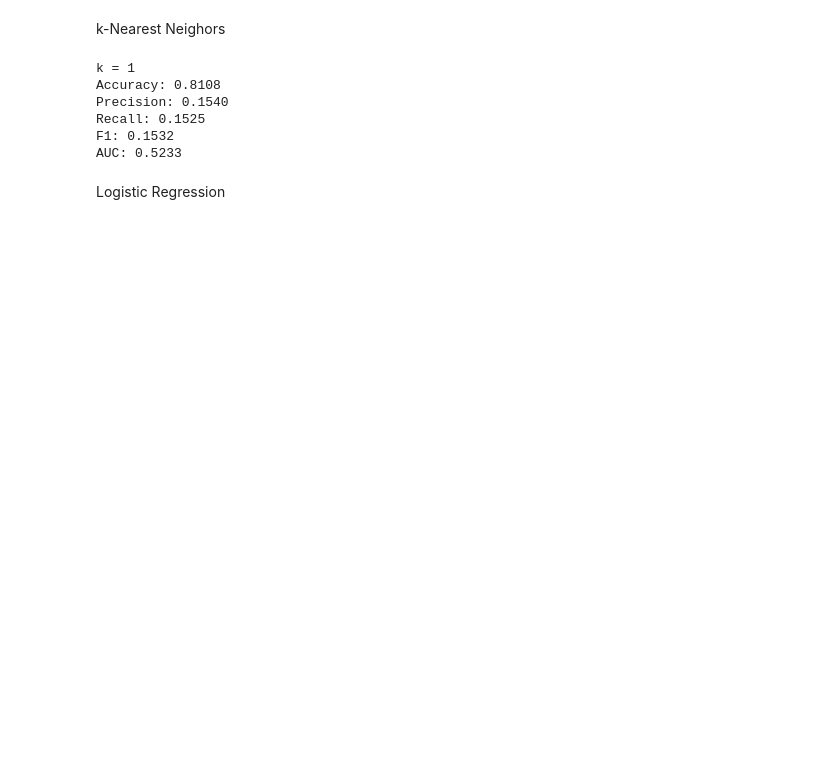
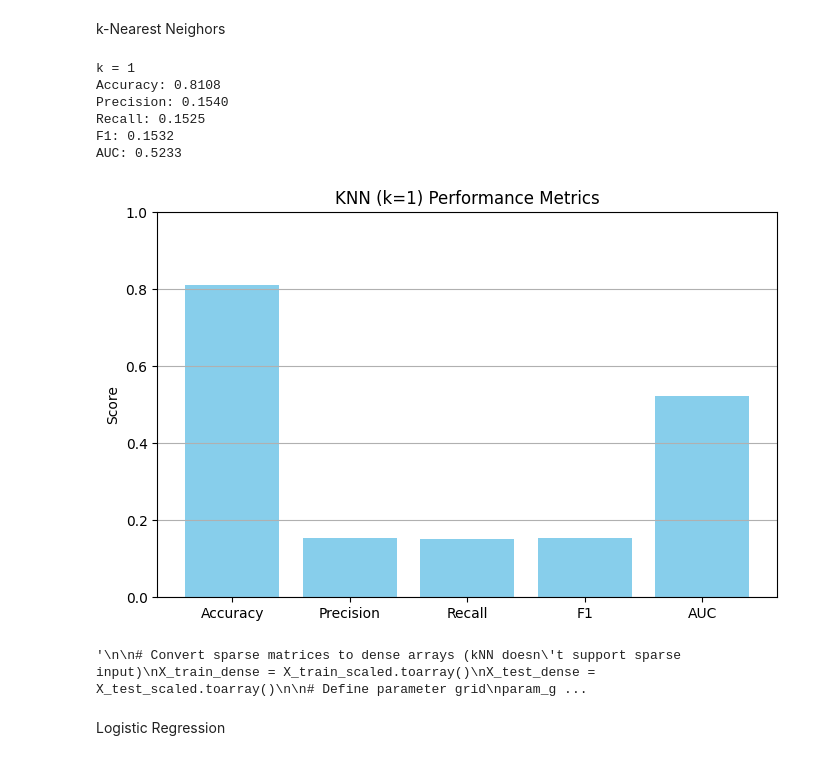
Before and after one commit to TheEpicLol1234/CS178-Final-Project, a Jupyter notebook: main.ipynb, the cells around one changed output. Saved outputs shown, nothing was run; the diff lists cells and outputs as text; code cells hidden in the pictures; blank space fills up the shorter version.

```diff
--- a/main.ipynb
+++ b/main.ipynb
@@ -85,7 +87,8 @@ plt.show()
 # %% [markdown]
 k-Nearest Neighors
 # %%
-'''# Convert sparse matrices to dense arrays (KNN doesn't support sparse input)
+'''
+# Convert sparse matrices to dense arrays (KNN doesn't support sparse input)
 X_train_dense = X_train_scaled.toarray()
 X_test_dense = X_test_scaled.toarray()
 
@@ -132,6 +135,46 @@ plt.xticks(ks)
 plt.legend()
 plt.grid(True)
 plt.show()
+'''
+
+# Convert sparse matrices to dense arrays (KNN doesn't support sparse input)
+X_train_dense = X_train_scaled.toarray()
+X_test_dense = X_test_scaled.toarray()
+
+# Initialize metrics dictionary
+metrics = {"kNN": {}}
+
+# Train and evaluate KNN with k=1
+k = 1
+knn = KNeighborsClassifier(n_neighbors=k)
+knn.fit(X_train_dense, y_train)
+y_pred_knn = knn.predict(X_test_dense)
+
+# Store metrics
+metrics["kNN"][k] = {
+    "Accuracy": accuracy_score(y_test, y_pred_knn),
+    "Precision": precision_score(y_test, y_pred_knn, zero_division=0),
+    "Recall": recall_score(y_test, y_pred_knn),
+    "F1": f1_score(y_test, y_pred_knn),
+    "AUC": roc_auc_score(y_test, y_pred_knn)
+}
+
+# Print metrics
+print(f"\nk = {k}")
+for metric_name, value in metrics["kNN"][k].items():
+    print(f"{metric_name}: {value:.4f}")
+
+# Plot metrics for k=1
+metric_names = list(metrics["kNN"][k].keys())
+metric_values = list(metrics["kNN"][k].values())
+
+plt.figure(figsize=(8, 5))
+plt.bar(metric_names, metric_values, color='skyblue')
+plt.title("KNN (k=1) Performance Metrics")
+plt.ylabel("Score")
+plt.ylim(0, 1)
+plt.grid(axis='y')
+plt.show()
 
 '''
 
@@ -157,33 +200,36 @@ grid_search_knn = GridSearchCV(
 
 # Fit on training data
 grid_search_knn.fit(X_train_dense, y_train)
 
 # Best model
 best_knn = grid_search_knn.best_estimator_
 
 # Predict on test set
 y_pred_knn = best_knn.predict(X_test_dense)
 
 # Store metrics
 metrics["kNN"] = {
     "Accuracy": accuracy_score(y_test, y_pred_knn),
     "Precision": precision_score(y_test, y_pred_knn, zero_division=0),
     "Recall": recall_score(y_test, y_pred_knn),
     "F1": f1_score(y_test, y_pred_knn),
     "AUC": roc_auc_score(y_test, best_knn.predict_proba(X_test_dense)[:, 1])
 }
 
 # Print metrics
 print(f"\nBest k: {best_knn.n_neighbors}")
 for metric_name, value in metrics["kNN"].items():
     print(f"{metric_name}: {value:.4f}")
+    '''
 # %% [output]
 k = 1
 Accuracy: 0.8108
 Precision: 0.1540
 Recall: 0.1525
 F1: 0.1532
 AUC: 0.5233
+[figure, added]
+'\n\n# Convert sparse matrices to dense arrays (kNN doesn\'t support sparse input)\nX_train_dense = X_train_scaled.toarray()\nX_test_dense = X_test_scaled.toarray()\n\n# Define parameter grid\nparam_g ...
 # %% [markdown]
 Logistic Regression
 # %%
```
Also changed, not shown: parts of 3 cells of this notebook.
